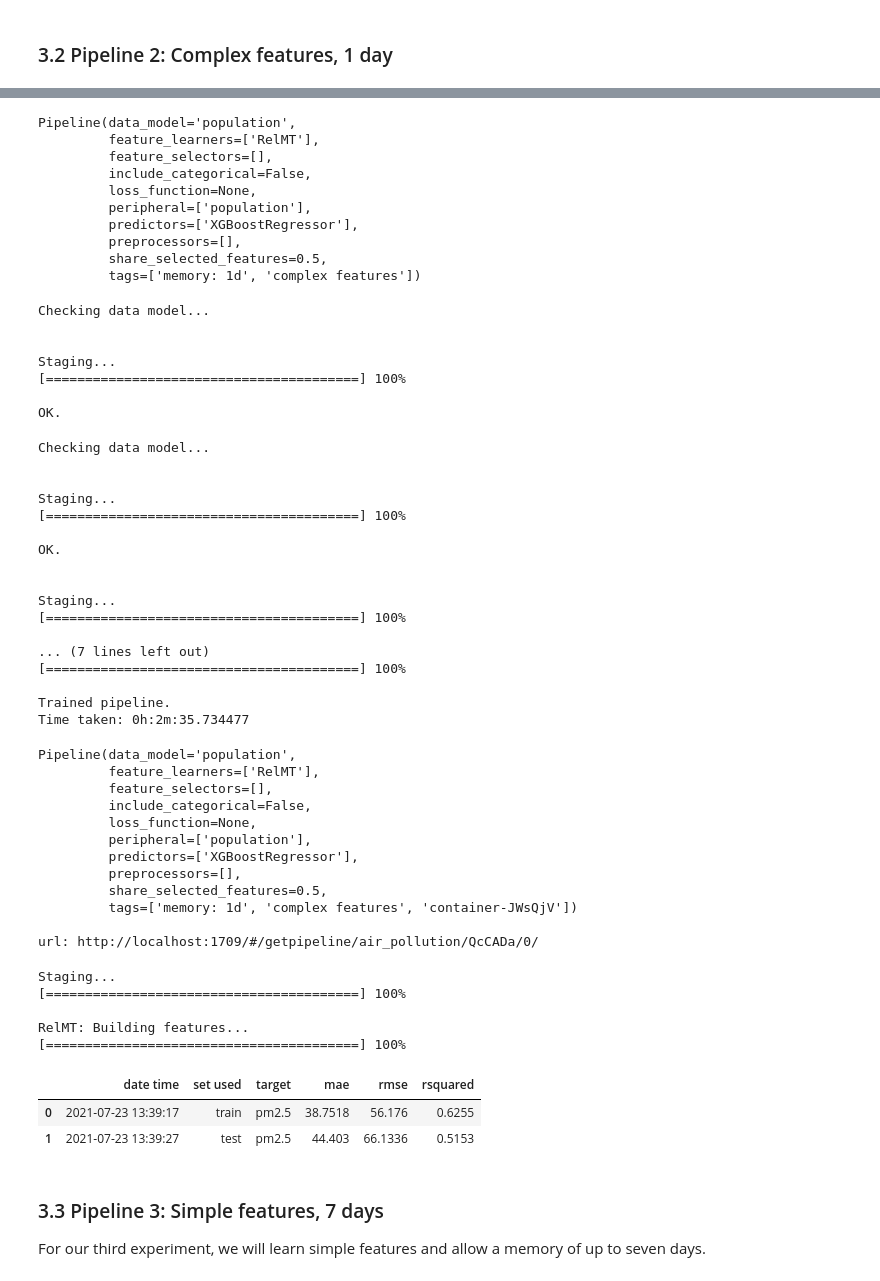
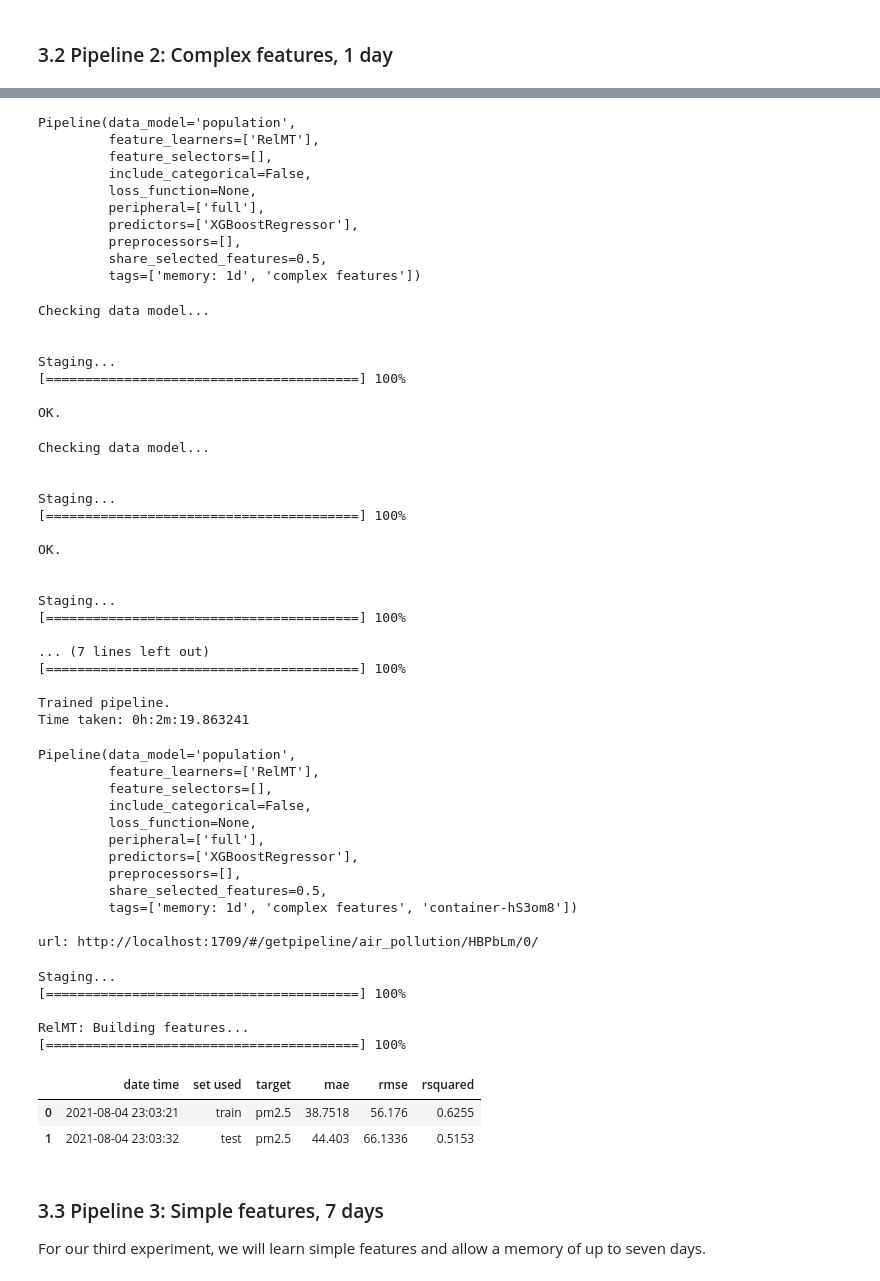
Before and after one commit to getml/getml-demo, a Jupyter notebook: air_pollution.ipynb, the cells around one changed output, grey strips where cells are left out. Drawn from its saved outputs; the diff is of its cells as text; code cells hidden in the pictures.

```diff
--- a/air_pollution.ipynb
+++ b/air_pollution.ipynb
@@ -361,21 +361,21 @@ relmt = getml.feature_learning.RelMT(
 
 predictor = getml.predictors.XGBoostRegressor(n_jobs=1)
 
-pipe = getml.pipeline.Pipeline(
+pipe2 = getml.pipeline.Pipeline(
     tags=['memory: 1d', 'complex features'],
     data_model=time_series2.data_model,
     feature_learners=[relmt],
     predictors=[predictor]
 )
 
-pipe
+pipe2
 # %% [output]
 Pipeline(data_model='population',
          feature_learners=['RelMT'],
          feature_selectors=[],
          include_categorical=False,
          loss_function=None,
-         peripheral=['population'],
+         peripheral=['full'],
          predictors=['XGBoostRegressor'],
          preprocessors=[],
          share_selected_features=0.5,
@@ -391,7 +391,7 @@ Staging...
 
 OK.
 # %%
-pipe.fit(time_series2.train)
+pipe2.fit(time_series2.train)
 # %% [output]
 Checking data model...
 
@@ -409,30 +409,30 @@ Staging...
 [========================================] 100%
 
 Trained pipeline.
-Time taken: 0h:2m:35.734477
+Time taken: 0h:2m:19.863241
 Pipeline(data_model='population',
          feature_learners=['RelMT'],
          feature_selectors=[],
          include_categorical=False,
          loss_function=None,
-         peripheral=['population'],
+         peripheral=['full'],
          predictors=['XGBoostRegressor'],
          preprocessors=[],
          share_selected_features=0.5,
-         tags=['memory: 1d', 'complex features', 'container-JWsQjV'])
+         tags=['memory: 1d', 'complex features', 'container-hS3om8'])
 
-url: http://localhost:1709/#/getpipeline/air_pollution/QcCADa/0/
+url: http://localhost:1709/#/getpipeline/air_pollution/HBPbLm/0/
 # %%
-pipe.score(time_series2.test)
+pipe2.score(time_series2.test)
 # %% [output]
 Staging...
 [========================================] 100%
 
 RelMT: Building features...
 [========================================] 100%
 |  | date time | set used | target | mae | rmse | rsquared |
-| 0 | 2021-07-23 13:39:17 | train | pm2.5 | 38.7518 | 56.176 | 0.6255 |
-| 1 | 2021-07-23 13:39:27 | test | pm2.5 | 44.403 | 66.1336 | 0.5153 |
+| 0 | 2021-08-04 23:03:21 | train | pm2.5 | 38.7518 | 56.176 | 0.6255 |
+| 1 | 2021-08-04 23:03:32 | test | pm2.5 | 44.403 | 66.1336 | 0.5153 |
 # %% [markdown]
 ### 3.3 Pipeline 3: Simple features, 7 days
 
```
Also changed, not shown: parts of 31 cells of this notebook.
